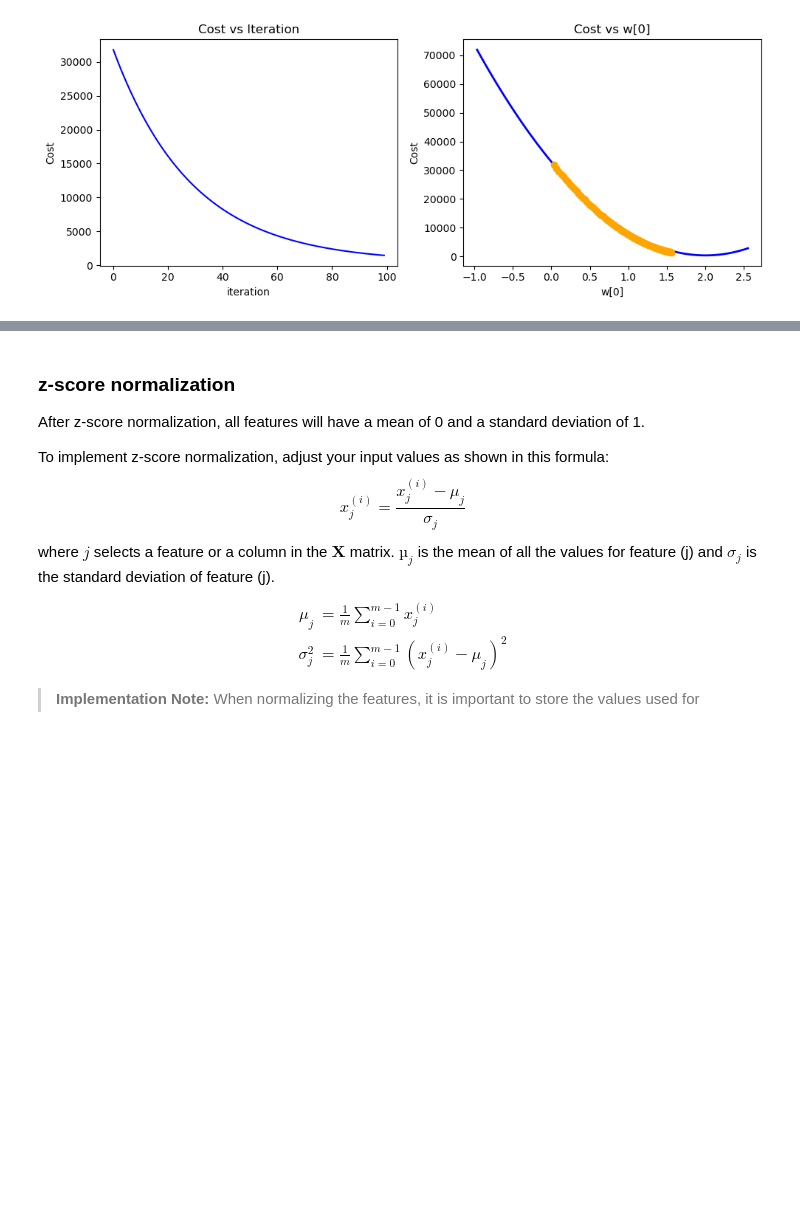
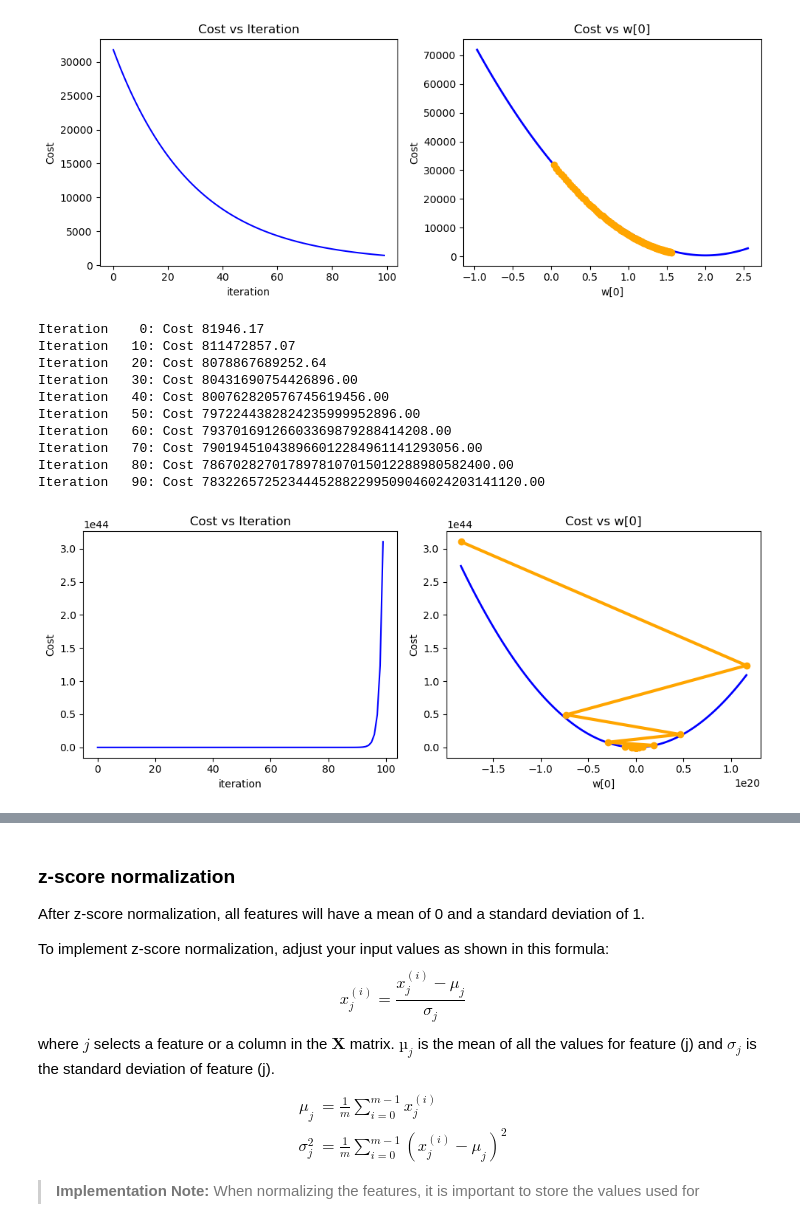
Before and after one commit to StefanoSpadano/ml_course_project, a Jupyter notebook: notebooks/feature_scaling_and_learning_rate.ipynb, the cells around one changed output, grey strips where cells are left out. Saved outputs shown, nothing was run; the diff lists cells and outputs as text; code cells hidden in the pictures; blank space fills up the shorter version.

Commit message:
Add other 2 cases for which the trajectory for the weights diverges then oscillates; add theoretical explanation; add z-score normalized plots of price vs features

```diff
--- a/notebooks/feature_scaling_and_learning_rate.ipynb
+++ b/notebooks/feature_scaling_and_learning_rate.ipynb
@@ -178,3 +178,21 @@ Iteration   70: Cost  3196.57
 Iteration   80: Cost  2387.92
 Iteration   90: Cost  1816.49
 [figure]
+# %%
+# Run gradient descent with a large alpha (to show oscillation)
+w, b, J_hist, w_hist = run_gradient_descent(X_train, y_train, num_iters=100, alpha=1.5e-4)
+
+# Then plot it
+plot_cost_i_w(X_train, y_train, J_hist, w_hist)
+# %% [output]
+Iteration    0: Cost 81946.17
+Iteration   10: Cost 811472857.07
+Iteration   20: Cost 8078867689252.64
+Iteration   30: Cost 80431690754426896.00
+Iteration   40: Cost 800762820576745619456.00
+Iteration   50: Cost 7972244382824235999952896.00
+Iteration   60: Cost 79370169126603369879288414208.00
+Iteration   70: Cost 790194510438966012284961141293056.00
+Iteration   80: Cost 7867028270178978107015012288980582400.00
+Iteration   90: Cost 78322657252344452882299509046024203141120.00
+[figure, added]
```
Also changed, not shown: parts of 9 cells of this notebook.
